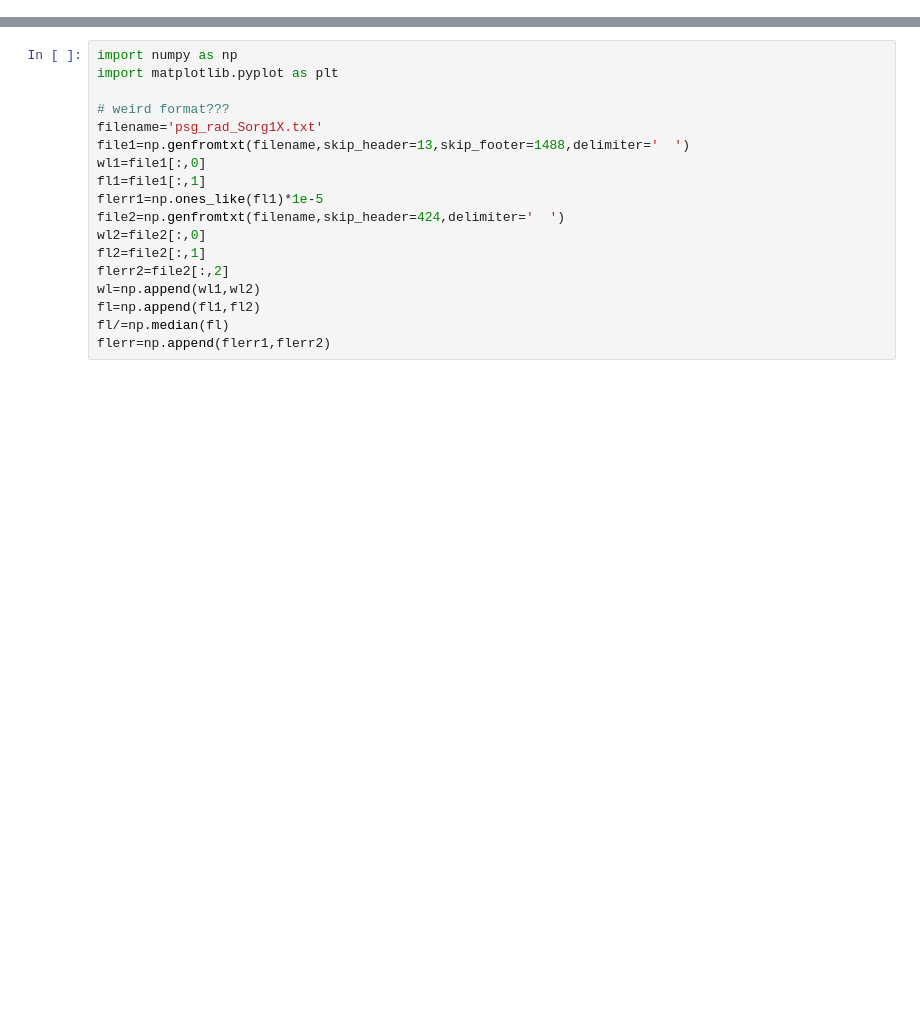
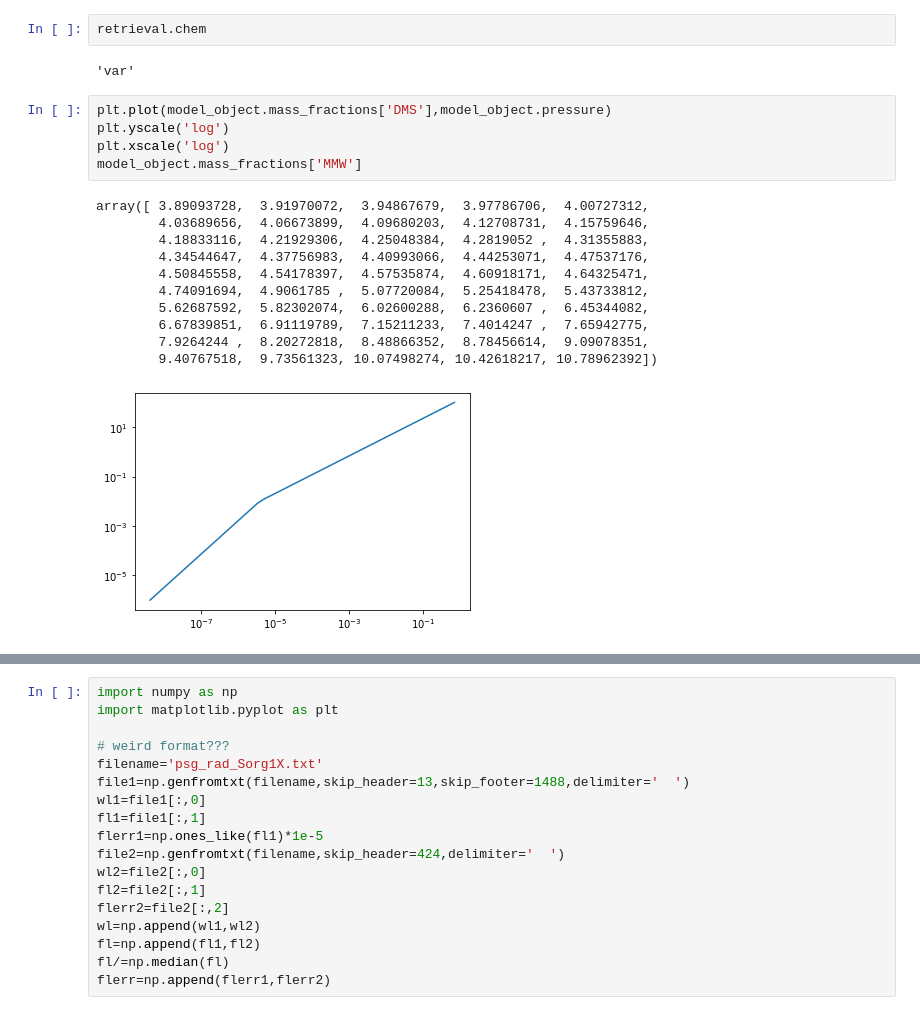
Before and after one commit to NatalieGrasser/LIFE_retrieval, a Jupyter notebook: LIFE_retrieval/debugging.ipynb, the cells around one changed output, grey strips where cells are left out. Saved outputs shown, nothing was run; the diff lists cells and outputs as text; blank space fills up the shorter version.

```diff
--- a/LIFE_retrieval/debugging.ipynb
+++ b/LIFE_retrieval/debugging.ipynb
@@ -91,0 +148,21 @@ retrieval=init_retrieval(target_object,Nlive,evtol)
+# %%
+retrieval.chem
+# %% [output]
+'var'
+# %%
+plt.plot(model_object.mass_fractions['DMS'],model_object.pressure)
+plt.yscale('log')
+plt.xscale('log')
+model_object.mass_fractions['MMW']
+# %% [output]
+array([ 3.89093728,  3.91970072,  3.94867679,  3.97786706,  4.00727312,
+        4.03689656,  4.06673899,  4.09680203,  4.12708731,  4.15759646,
+        4.18833116,  4.21929306,  4.25048384,  4.2819052 ,  4.31355883,
+        4.34544647,  4.37756983,  4.40993066,  4.44253071,  4.47537176,
+        4.50845558,  4.54178397,  4.57535874,  4.60918171,  4.64325471,
+        4.74091694,  4.9061785 ,  5.07720084,  5.25418478,  5.43733812,
+        5.62687592,  5.82302074,  6.02600288,  6.2360607 ,  6.45344082,
+        6.67839851,  6.91119789,  7.15211233,  7.4014247 ,  7.65942775,
+        7.9264244 ,  8.20272818,  8.48866352,  8.78456614,  9.09078351,
+        9.40767518,  9.73561323, 10.07498274, 10.42618217, 10.78962392])
+[figure, added]
```
Also changed, not shown: parts of 5 cells of this notebook, 5 other files.
